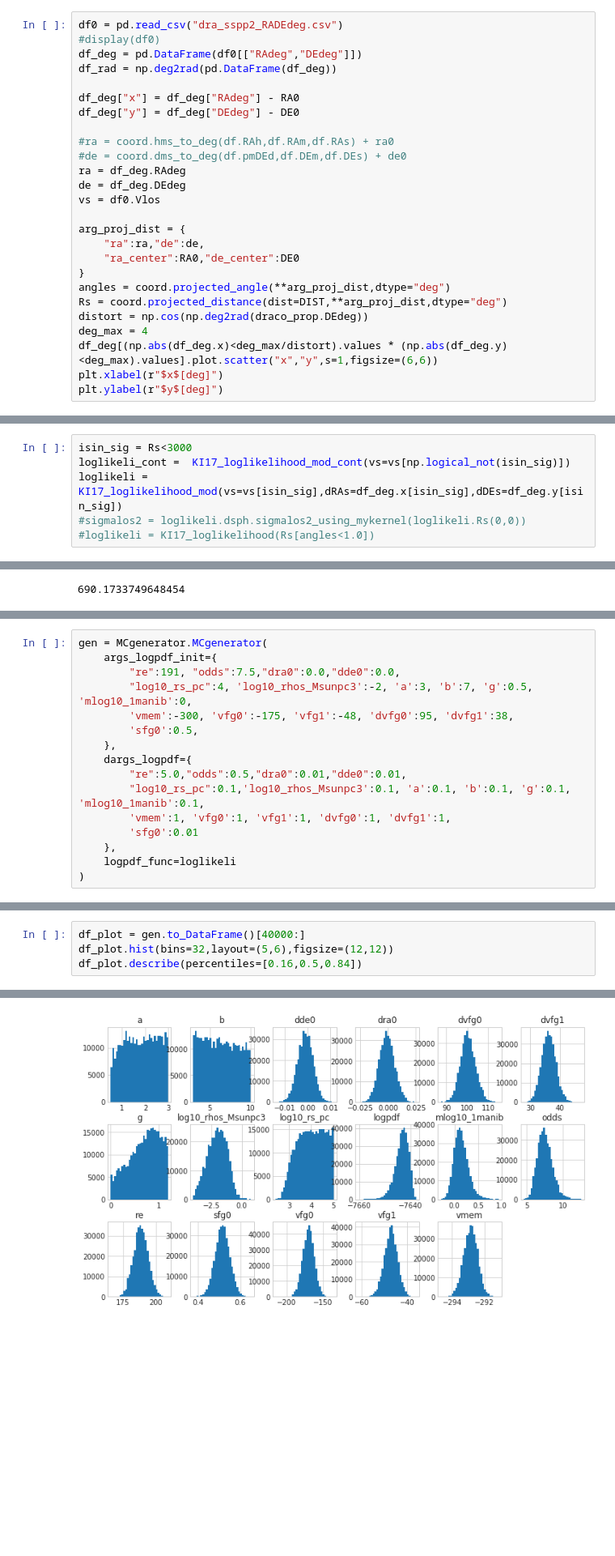
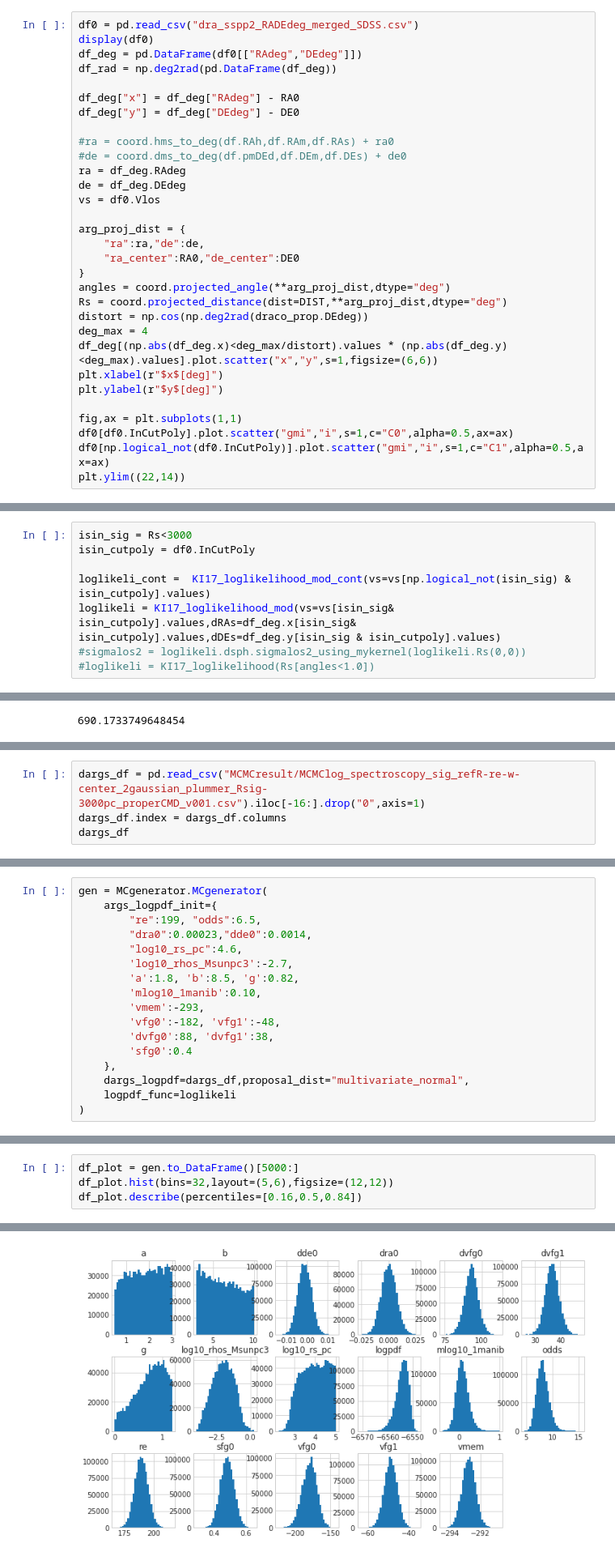
Before and after one commit to gomeshun/modKI17, a Jupyter notebook: Draco/modKI17_spectroscopy-w-center-2gaussian.ipynb, the cells around one changed output, grey strips where cells are left out. Shown at 81% size. Saved outputs shown, nothing was run; the diff lists cells and outputs as text; blank space fills up the shorter version.

```diff
--- a/Draco/modKI17_spectroscopy-w-center-2gaussian.ipynb
+++ b/Draco/modKI17_spectroscopy-w-center-2gaussian.ipynb
@@ -177,8 +255,8 @@ class KI17_loglikelihood_mod:
 
             return self.beta * ret
 # %%
-df0 = pd.read_csv("dra_sspp2_RADEdeg.csv")
-#display(df0)
+df0 = pd.read_csv("dra_sspp2_RADEdeg_merged_SDSS.csv")
+display(df0)
 df_deg = pd.DataFrame(df0[["RAdeg","DEdeg"]])
 df_rad = np.deg2rad(pd.DataFrame(df_deg))
 
@@ -202,4 +280,9 @@ deg_max = 4
 df_deg[(np.abs(df_deg.x)<deg_max/distort).values * (np.abs(df_deg.y)<deg_max).values].plot.scatter("x","y",s=1,figsize=(6,6))
 plt.xlabel(r"$x$[deg]")
 plt.ylabel(r"$y$[deg]")
+
+fig,ax = plt.subplots(1,1)
+df0[df0.InCutPoly].plot.scatter("gmi","i",s=1,c="C0",alpha=0.5,ax=ax)
+df0[np.logical_not(df0.InCutPoly)].plot.scatter("gmi","i",s=1,c="C1",alpha=0.5,ax=ax)
+plt.ylim((22,14))
 # %% [output]
@@ -248,8 +350,10 @@ array([[<matplotlib.axes._subplots.AxesSubplot object at 0x...>]],
 ## likelihood compile
 # %%
 isin_sig = Rs<3000
-loglikeli_cont =  KI17_loglikelihood_mod_cont(vs=vs[np.logical_not(isin_sig)])
-loglikeli = KI17_loglikelihood_mod(vs=vs[isin_sig],dRAs=df_deg.x[isin_sig],dDEs=df_deg.y[isin_sig])
+isin_cutpoly = df0.InCutPoly
+
+loglikeli_cont =  KI17_loglikelihood_mod_cont(vs=vs[np.logical_not(isin_sig) & isin_cutpoly].values)
+loglikeli = KI17_loglikelihood_mod(vs=vs[isin_sig& isin_cutpoly].values,dRAs=df_deg.x[isin_sig& isin_cutpoly].values,dDEs=df_deg.y[isin_sig & isin_cutpoly].values)
 #sigmalos2 = loglikeli.dsph.sigmalos2_using_mykernel(loglikeli.Rs(0,0))
 #loglikeli = KI17_loglikelihood(Rs[angles<1.0])
 # %% [output]
@@ -501,0 +646,4 @@ Name: 4562, dtype: float64
+# %%
+dargs_df = pd.read_csv("MCMCresult/MCMClog_spectroscopy_sig_refR-re-w-center_2gaussian_plummer_Rsig-3000pc_properCMD_v001.csv").iloc[-16:].drop("0",axis=1)
+dargs_df.index = dargs_df.columns
+dargs_df
@@ -502,17 +668,18 @@ Name: 4562, dtype: float64
 # %%
 gen = MCgenerator.MCgenerator(
     args_logpdf_init={
-        "re":191, "odds":7.5,"dra0":0.0,"dde0":0.0,
-        "log10_rs_pc":4, 'log10_rhos_Msunpc3':-2, 'a':3, 'b':7, 'g':0.5, 'mlog10_1manib':0,
-        'vmem':-300, 'vfg0':-175, 'vfg1':-48, 'dvfg0':95, 'dvfg1':38,
-        'sfg0':0.5,
+        "re":199, "odds":6.5,
+        "dra0":0.00023,"dde0":0.0014,
+        "log10_rs_pc":4.6,
+        'log10_rhos_Msunpc3':-2.7,
+        'a':1.8, 'b':8.5, 'g':0.82,
+        'mlog10_1manib':0.10,
+        'vmem':-293,
+        'vfg0':-182, 'vfg1':-48,
+        'dvfg0':88, 'dvfg1':38,
+        'sfg0':0.4
     },
-    dargs_logpdf={
-        "re":5.0,"odds":0.5,"dra0":0.01,"dde0":0.01,
-        "log10_rs_pc":0.1,'log10_rhos_Msunpc3':0.1, 'a':0.1, 'b':0.1, 'g':0.1, 'mlog10_1manib':0.1,
-        'vmem':1, 'vfg0':1, 'vfg1':1, 'dvfg0':1, 'dvfg1':1,
-        'sfg0':0.01
-    },
+    dargs_logpdf=dargs_df,proposal_dist="multivariate_normal",
     logpdf_func=loglikeli
 )
 # %% [output]
@@ -626,5 +811,5 @@ array([<matplotlib.axes._subplots.AxesSubplot object at 0x...>,
 # %%
-df_plot = gen.to_DataFrame()[40000:]
+df_plot = gen.to_DataFrame()[5000:]
 df_plot.hist(bins=32,layout=(5,6),figsize=(12,12))
 df_plot.describe(percentiles=[0.16,0.5,0.84])
 # %% [output]
@@ -640 +825 @@ df_plot.describe(percentiles=[0.16,0.5,0.84])
-[figure, old version]
+[figure, new version]
```
Also changed, not shown: parts of 21 cells of this notebook, 15 other files.
